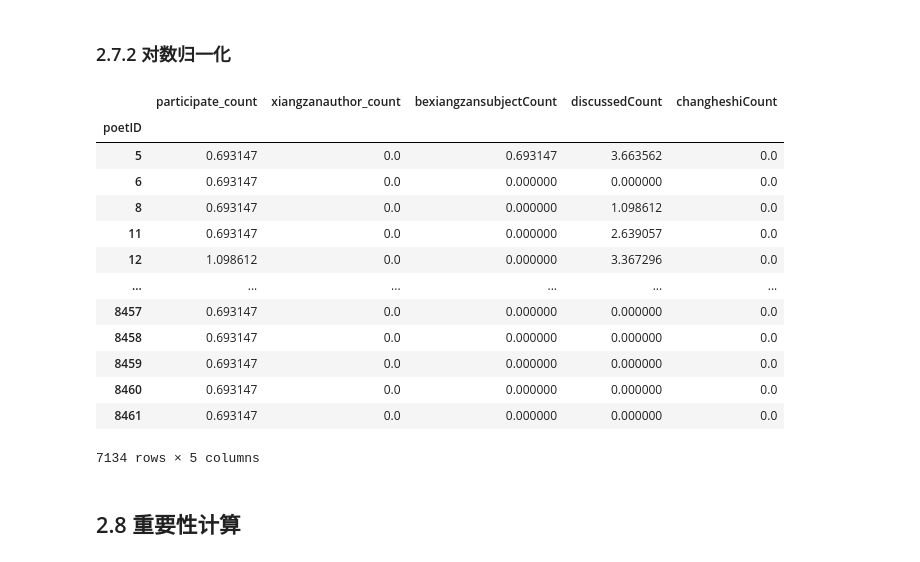
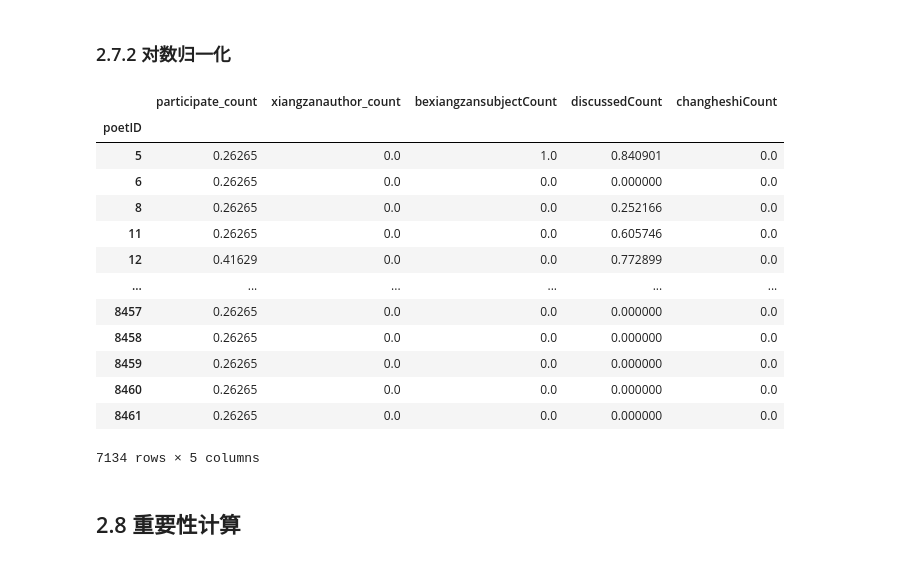
Before and after one commit to April-lemonade/LitRank, a Jupyter notebook: EDA/ImportanceEvaluation.ipynb, the cells around one changed output. Drawn from its saved outputs; the diff is of its cells as text; code cells hidden in the pictures.

```diff
--- a/EDA/ImportanceEvaluation.ipynb
+++ b/EDA/ImportanceEvaluation.ipynb
@@ -218,8 +235,12 @@ ji_log_normalize = jiRawData.copy()
 
 for column in ji_log_normalize.columns:
     if ji_log_normalize[column].dtype in ['float64', 'int64']:
+        max_val = ji_log_normalize[column].max()
+        if max_val > 0:
+            # 应用对数归一化
+            ji_log_normalize[column] = np.log10(ji_log_normalize[column] + 1) / np.log10(max_val + 1)
         # 对数据加1以避免对0取对数的问题
-        ji_log_normalize[column] = np.log(ji_log_normalize[column] + 1)
+        # ji_log_normalize[column] = np.log(ji_log_normalize[column] + 1)
 
 ji_log_normalize
 # %% [output]
@@ -291,0 +439,10 @@ ji_log
+# %%
+workCeSQL = '''
+SELECT workID, NumberCe
+FROM work
+ORDER BY NumberCe DESC
+'''
+workCe = duckdb.query(workCeSQL).df()
+workCe.set_index('workID', inplace=True)
+
+workCe
@@ -291,0 +464,3 @@ ji_log
+# %%
+jiRawDataWithCe = reduce(lambda left, right: pd.merge(left, right, on='workID', how='outer'), [jiRawData,workCe]).fillna(0)
+jiRawDataWithCe
@@ -291,0 +482,9 @@ ji_log
+# %%
+ji_ce_log_normalize = jiRawDataWithCe.copy()
+
+for column in ji_ce_log_normalize.columns:
+    if ji_ce_log_normalize[column].dtype in ['float64', 'int64']:
+        # 对数据加1以避免对0取对数的问题
+        ji_ce_log_normalize[column] = np.log(ji_ce_log_normalize[column] + 1)
+
+ji_ce_log_normalize
@@ -471,26 +712,28 @@ poet_min_max_normalize
 # %%
 poet_log_normalize = poetRawData.copy()
 
 for column in poet_log_normalize.columns:
     if poet_log_normalize[column].dtype in ['float64', 'int64']:
         # 对数据加1以避免对0取对数的问题
-        poet_log_normalize[column] = np.log(poet_log_normalize[column] + 1)
-
+        max_val = poet_log_normalize[column].max()
+        if max_val > 0:
+            # 应用对数归一化
+            poet_log_normalize[column] = np.log10(poet_log_normalize[column] + 1) / np.log10(max_val + 1)
 poet_log_normalize
 # %% [output]
 |  | participate_count | xiangzanauthor_count | bexiangzansubjectCount | discussedCount | changheshiCount |
 | poetID |  |  |  |  |  |
-| 5 | 0.693147 | 0.0 | 0.693147 | 3.663562 | 0.0 |
-| 6 | 0.693147 | 0.0 | 0.000000 | 0.000000 | 0.0 |
-| 8 | 0.693147 | 0.0 | 0.000000 | 1.098612 | 0.0 |
-| 11 | 0.693147 | 0.0 | 0.000000 | 2.639057 | 0.0 |
-| 12 | 1.098612 | 0.0 | 0.000000 | 3.367296 | 0.0 |
+| 5 | 0.26265 | 0.0 | 1.0 | 0.840901 | 0.0 |
+| 6 | 0.26265 | 0.0 | 0.0 | 0.000000 | 0.0 |
+| 8 | 0.26265 | 0.0 | 0.0 | 0.252166 | 0.0 |
+| 11 | 0.26265 | 0.0 | 0.0 | 0.605746 | 0.0 |
+| 12 | 0.41629 | 0.0 | 0.0 | 0.772899 | 0.0 |
 | ... | ... | ... | ... | ... | ... |
-| 8457 | 0.693147 | 0.0 | 0.000000 | 0.000000 | 0.0 |
-| 8458 | 0.693147 | 0.0 | 0.000000 | 0.000000 | 0.0 |
-| 8459 | 0.693147 | 0.0 | 0.000000 | 0.000000 | 0.0 |
-| 8460 | 0.693147 | 0.0 | 0.000000 | 0.000000 | 0.0 |
-| 8461 | 0.693147 | 0.0 | 0.000000 | 0.000000 | 0.0 |
+| 8457 | 0.26265 | 0.0 | 0.0 | 0.000000 | 0.0 |
+| 8458 | 0.26265 | 0.0 | 0.0 | 0.000000 | 0.0 |
+| 8459 | 0.26265 | 0.0 | 0.0 | 0.000000 | 0.0 |
+| 8460 | 0.26265 | 0.0 | 0.0 | 0.000000 | 0.0 |
+| 8461 | 0.26265 | 0.0 | 0.0 | 0.000000 | 0.0 |
 7134 rows × 5 columns
 # %% [markdown]
 ## 2.8 重要性计算
```
Also changed, not shown: parts of 34 cells of this notebook, 2 other files.
